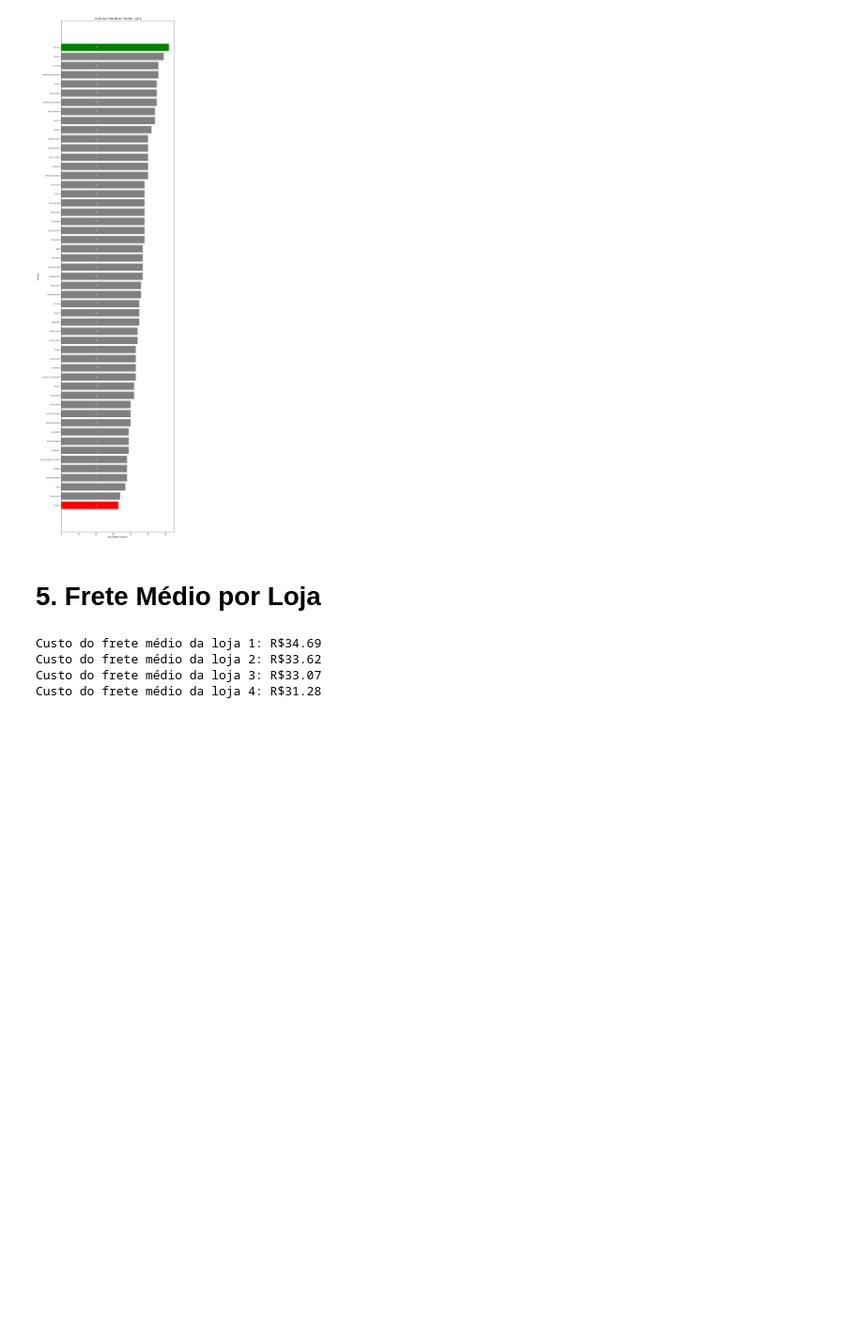
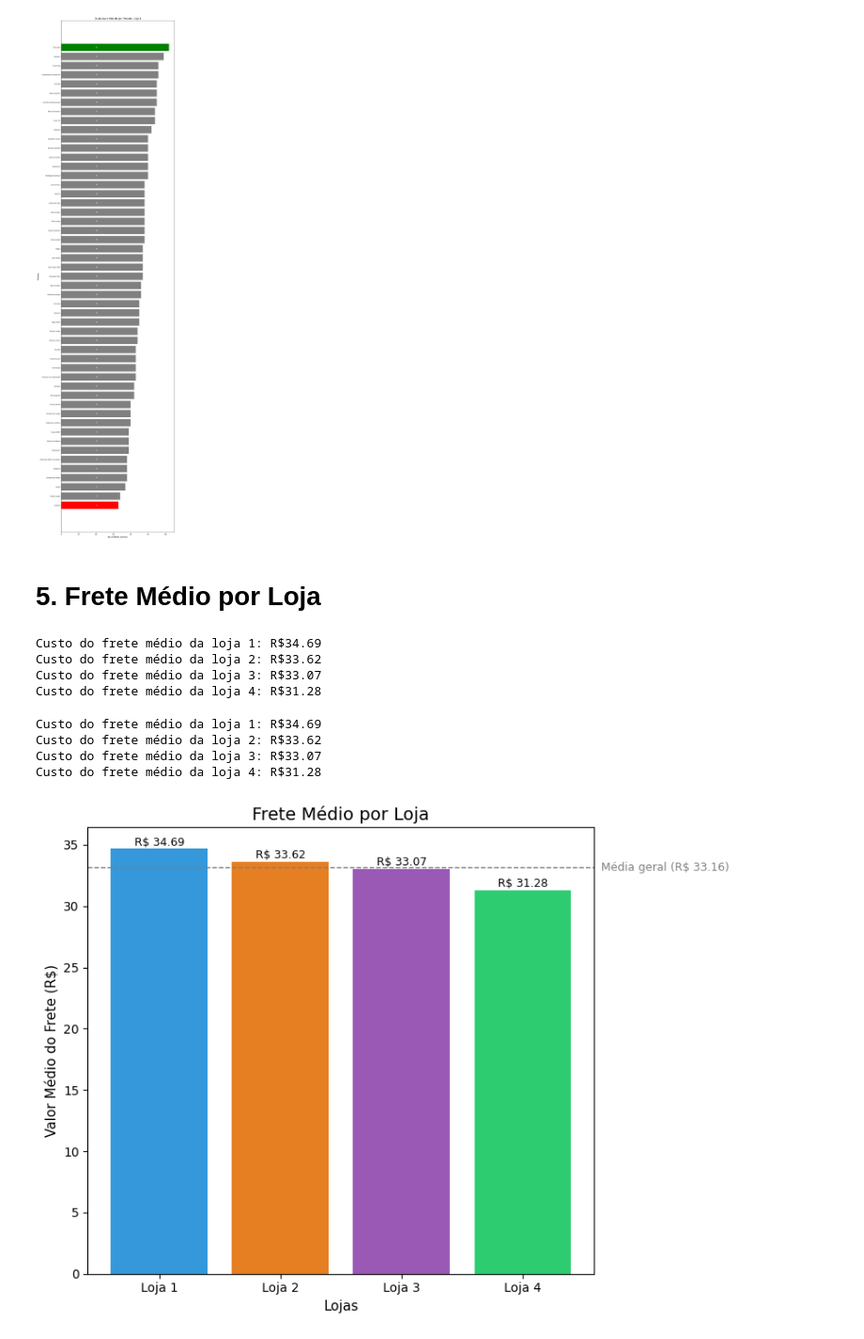
Before and after one commit to TyrGunllod/alura_store, a Jupyter notebook: AluraStoreBr.ipynb, the cells around one changed output. Shown at 94% size. Drawn from its saved outputs; the diff is of its cells as text; code cells hidden in the pictures; blank space fills up the shorter version.

```diff
--- a/AluraStoreBr.ipynb
+++ b/AluraStoreBr.ipynb
@@ -230,3 +376,61 @@ Custo do frete médio da loja 1: R$34.69
 Custo do frete médio da loja 2: R$33.62
 Custo do frete médio da loja 3: R$33.07
 Custo do frete médio da loja 4: R$31.28
+# %%
+# ==============================================
+# ANÁLISE DO FRETE MÉDIO POR LOJA
+# ==============================================
+
+# 1. Lista para armazenar o valor médio do frete de cada loja
+frete_medio = []
+
+# 2. Loop para calcular a média da coluna "Frete" em cada loja
+for i in range(len(lojas)):
+    # Usa a função definida anteriormente para calcular a média do frete
+    frete_medio.append(media_por_coluna(lojas[i], 'Frete'))
+
+# 3. Exibe o valor médio do frete para cada loja
+for i, media in enumerate(frete_medio, start=1):
+    print(f'Custo do frete médio da loja {i}: R${media:.2f}')
+# %% [output]
+Custo do frete médio da loja 1: R$34.69
+Custo do frete médio da loja 2: R$33.62
+Custo do frete médio da loja 3: R$33.07
+Custo do frete médio da loja 4: R$31.28
+# %%
+# Média geral entre todas as lojas
+media_geral = round(sum(frete_medio) / len(frete_medio), 2)
+
+# Nomes das lojas
+nomes_lojas = [f'Loja {i}' for i in range(1, len(frete_medio) + 1)]
+
+# Cores personalizadas para cada barra
+cores = ['#3498db', '#e67e22', '#9b59b6', '#2ecc71']
+
+# Criação do gráfico
+fig, ax = plt.subplots(figsize=(8, 6))
+
+barras = ax.bar(nomes_lojas, frete_medio, color=cores)
+
+# Adiciona rótulos com os valores sobre cada barra
+for bar, valor in zip(barras, frete_medio):
+    altura = bar.get_height()
+    ax.text(bar.get_x() + bar.get_width()/2, altura + 0.05, f'R$ {valor:.2f}',
+            ha='center', va='bottom', fontsize=9)
+
+# Linha da média geral
+ax.axhline(media_geral, color='gray', linestyle='--', linewidth=1)
+ax.text(len(lojas) - 0.35, media_geral, f'Média geral (R$ {media_geral:.2f})', va='center', ha='left', fontsize=9, color='gray', bbox=dict(facecolor='white', edgecolor='none'))
+#ax.text(len(lojas) - 0.1 + 0.7, media_geral, f'Média Geral ({media_geral:.2f})', color='blue', fontsize=9, va='center')
+# Títulos e rótulos
+ax.set_title('Frete Médio por Loja', fontsize=14)
+ax.set_ylabel('Valor Médio do Frete (R$)', fontsize=11)
+ax.set_xlabel('Lojas', fontsize=11)
+
+# Ajusta o layout para melhor visualização
+plt.tight_layout()
+
+# Exibe o gráfico
+plt.show()
+# %% [output]
+[figure, added]
```
Also changed, not shown: parts of 10 cells of this notebook.
